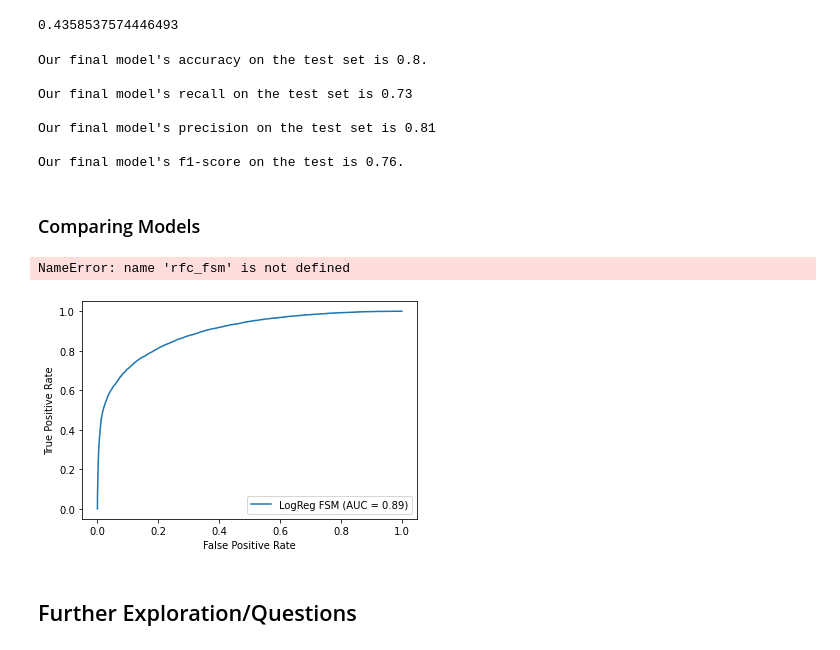
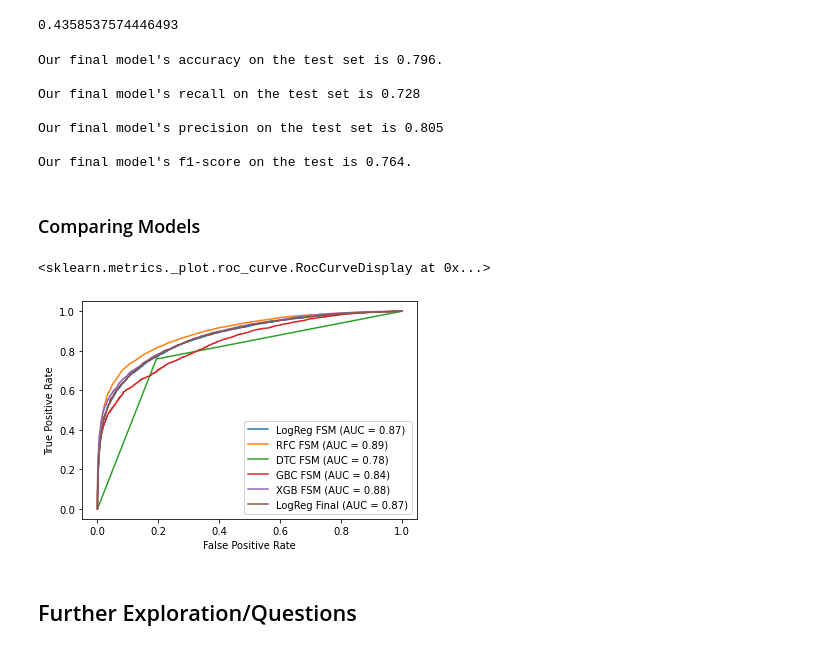
Before and after one commit to fetterollie/Tanzanian-Water-Wells, a Jupyter notebook: main/index.ipynb, the cells around one changed output. Cells and saved outputs as stored; diff of their text form; code cells hidden in the pictures.

```diff
--- a/main/index.ipynb
+++ b/main/index.ipynb
@@ -1060,2 +1370,17 @@ second_logreg_gs.best_params_
 # %% [markdown]
 The 'liblinear' solver is the best solver for this model.
+# %%
+logreg_lib =  Pipeline([
+    ('ct', CT),
+    ('logreg', LogisticRegression(penalty='l2',
+                                  C=1.0,
+                                  random_state=42,
+                                  solver='liblinear'))
+])
+
+params_c = {'logreg__max_iter':[100, 300, 500, 1000]}
+
+third_logreg_gs = GridSearchCV(estimator=logreg_lib,
+                              param_grid=params_c, cv=10, verbose=2)
+# %%
+third_logreg_gs.fit(X_train, y_train)
@@ -1067,7 +1443,7 @@ logreg_final = Pipeline([
     ('logregfinal', LogisticRegression(penalty='l2',
                                        C=1.0,
                                        random_state=42,
-                                       max_iter=500,
+                                       max_iter=100,
                                   solver='liblinear'))
 ])
 # %%
@@ -1114,33 +1490,33 @@ log_loss(y_test, logreg_final.predict_proba(X_test))
 y_hat = logreg_final.predict(X_test)
 # %%
 print(f"""
-Our final model's accuracy on the test set is {round(accuracy_score(y_test, y_hat), 2)}. \n
-Our final model's recall on the test set is {round(recall_score(y_test, y_hat), 2)} \n
-Our final model's precision on the test set is {round(precision_score(y_test, y_hat), 2)} \n
-Our final model's f1-score on the test is {round(f1_score(y_test, y_hat), 2)}.
+Our final model's accuracy on the test set is {round(accuracy_score(y_test, y_hat), 3)}. \n
+Our final model's recall on the test set is {round(recall_score(y_test, y_hat), 3)} \n
+Our final model's precision on the test set is {round(precision_score(y_test, y_hat), 3)} \n
+Our final model's f1-score on the test is {round(f1_score(y_test, y_hat), 3)}.
 """)
 # %% [output]
-Our final model's accuracy on the test set is 0.8.
+Our final model's accuracy on the test set is 0.796.
 
-Our final model's recall on the test set is 0.73
+Our final model's recall on the test set is 0.728
 
-Our final model's precision on the test set is 0.81
+Our final model's precision on the test set is 0.805
 
-Our final model's f1-score on the test is 0.76.
+Our final model's f1-score on the test is 0.764.
 # %% [markdown]
 ### Comparing Models
 # %%
 fig, ax = plt.subplots()
 
-plot_roc_curve(logreg_fsm, X_train, y_train, ax=ax, name='LogReg FSM')
-plot_roc_curve(rfc_fsm, X_train, y_train, ax=ax, name='RFC FSM')
-plot_roc_curve(dtc_fsm, X_train, y_train, ax=ax, name='DTC FSM')
-plot_roc_curve(gbc_fsm_pipe, X_train, y_train, ax=ax, name='GBC FSM')
-plot_roc_curve(xgb_fsm_pipe, X_train, y_train, ax=ax, name='XGB FSM')
-plot_roc_curve(logreg_final, X_train, y_train, ax=ax, name='LogReg Final')
+plot_roc_curve(logreg_fsm, X_test, y_test, ax=ax, name='LogReg FSM')
+plot_roc_curve(rfc_fsm, X_test, y_test, ax=ax, name='RFC FSM')
+plot_roc_curve(dtc_fsm, X_test, y_test, ax=ax, name='DTC FSM')
+plot_roc_curve(gbc_fsm_pipe, X_test, y_test, ax=ax, name='GBC FSM')
+plot_roc_curve(xgb_fsm_pipe, X_test, y_test, ax=ax, name='XGB FSM')
+plot_roc_curve(logreg_final, X_test, y_test, ax=ax, name='LogReg Final')
 # %% [output]
-NameError: name 'rfc_fsm' is not defined
+<sklearn.metrics._plot.roc_curve.RocCurveDisplay at 0x...>
-[figure, old version]
+[figure, new version]
 # %% [markdown]
 ## Further Exploration/Questions
 # %% [markdown]
```
Also changed, not shown: parts of 37 cells of this notebook.
